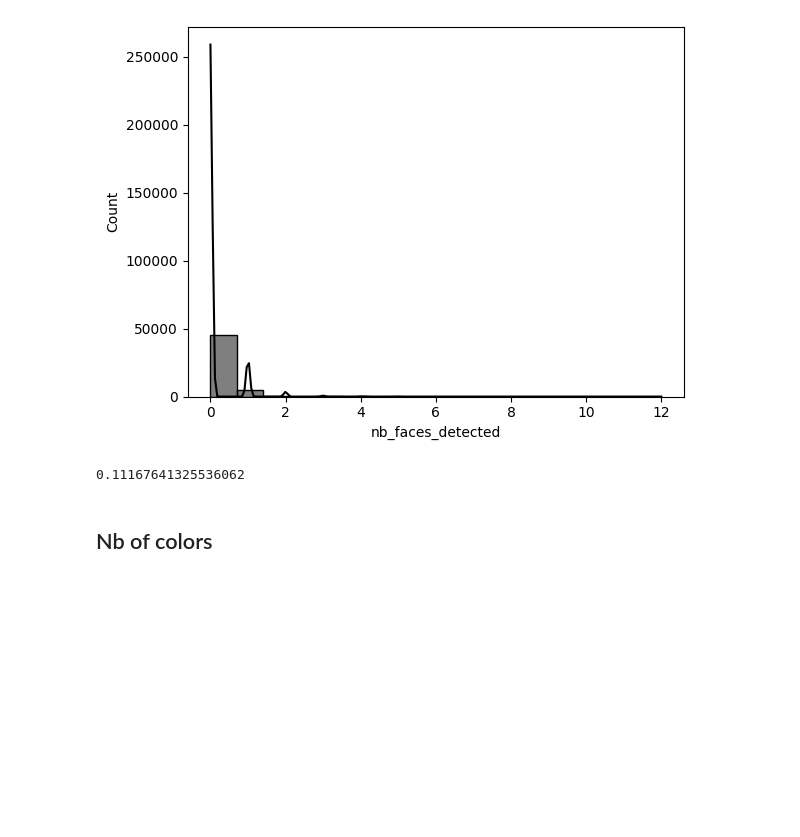
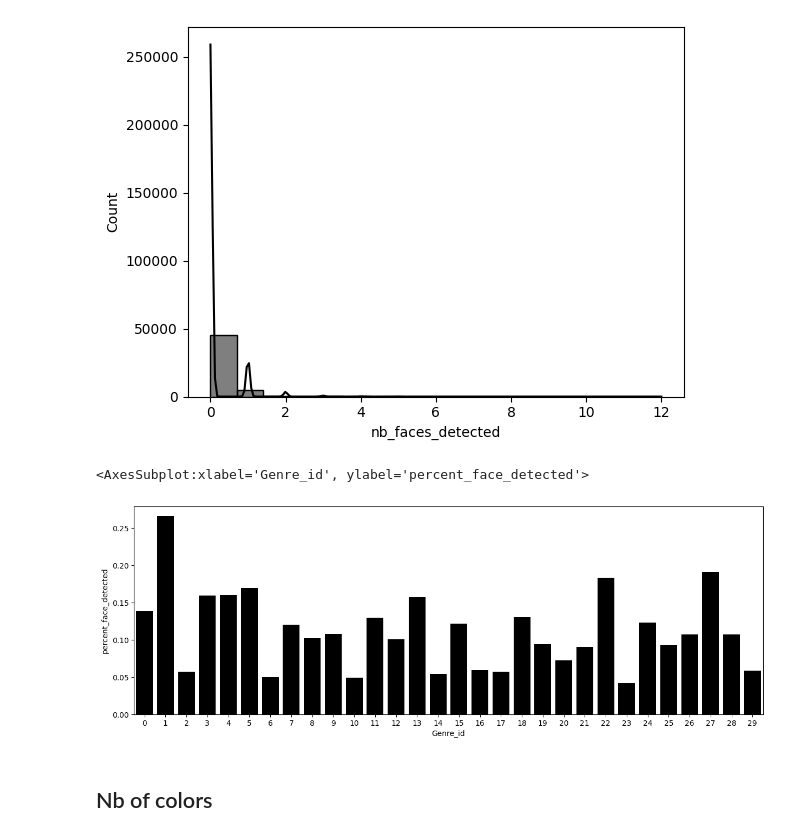
Before and after one commit to NahiaPeschard/wagon_book_cover, a Jupyter notebook: notebooks/nahia_color_extracting.ipynb, the cells around one changed output. Saved outputs shown, nothing was run; the diff lists cells and outputs as text; code cells hidden in the pictures; blank space fills up the shorter version.

```diff
--- a/notebooks/nahia_color_extracting.ipynb
+++ b/notebooks/nahia_color_extracting.ipynb
@@ -199,5 +198,5 @@ def nb_faces_detected(im_file):
     face = face_classifier.detectMultiScale(gray_image)
     return len(face)
 # %%
-df_copy['nb_faces_detected'] = df_copy['Image_name'].apply(lambda x: nb_faces_detected(f"../raw_data/Images/{x}"))
+df_train['nb_faces_detected'] = df_train['Image_name'].apply(lambda x: nb_faces_detected(f"../raw_data/Images/{x}"))
 # %%
@@ -237,9 +236,13 @@ sns.histplot(df_copy['nb_faces_detected'], kde=True, color='black');
 # %% [output]
 [figure]
 # %%
-df_copy['face_detected'] = df_copy['nb_faces_detected'].apply(lambda x: 1 if x>=1 else 0)
+df_train['face_detected'] = df_train['nb_faces_detected'].apply(lambda x: 1 if x>=1 else 0)
-# %%
-df_copy.face_detected.mean()
-# %% [output]
-0.11167641325536062
+# %%
+percent_face_detected = df_train.groupby('Genre_id').agg(percent_face_detected=('face_detected', 'mean'))
+# %%
+plt.figure(figsize=(15,5))
+sns.barplot(y = percent_face_detected.percent_face_detected, x=percent_face_detected.index, color='black')
+# %% [output]
+<AxesSubplot:xlabel='Genre_id', ylabel='percent_face_detected'>
+[figure, added]
 # %%
```
Also changed, not shown: parts of 107 cells of this notebook.
